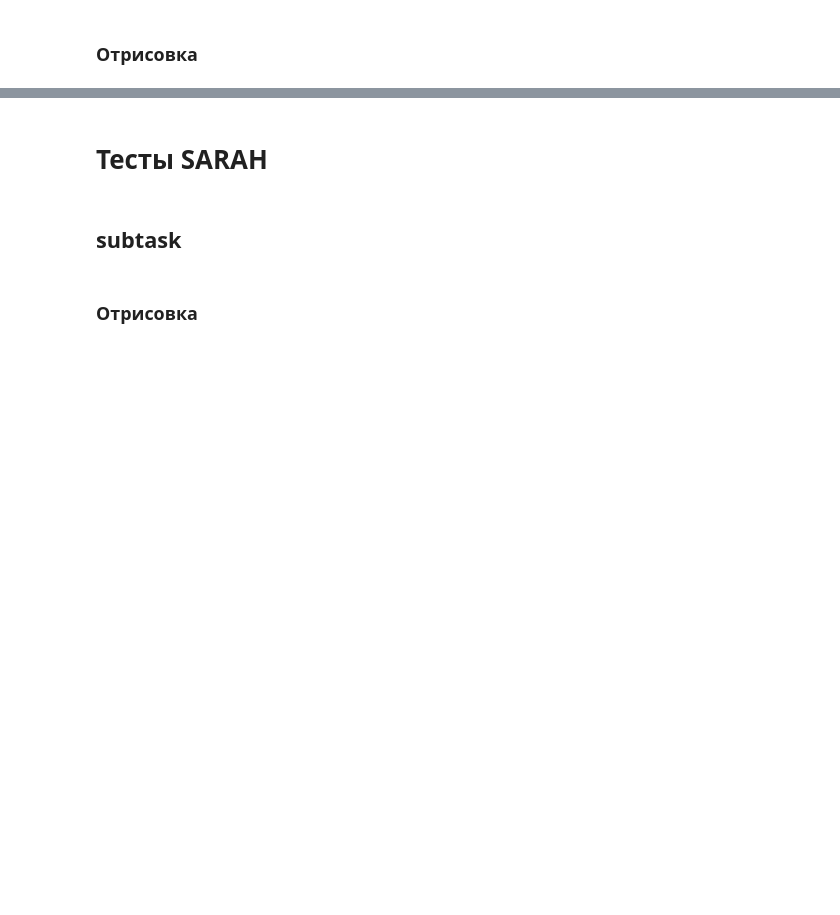
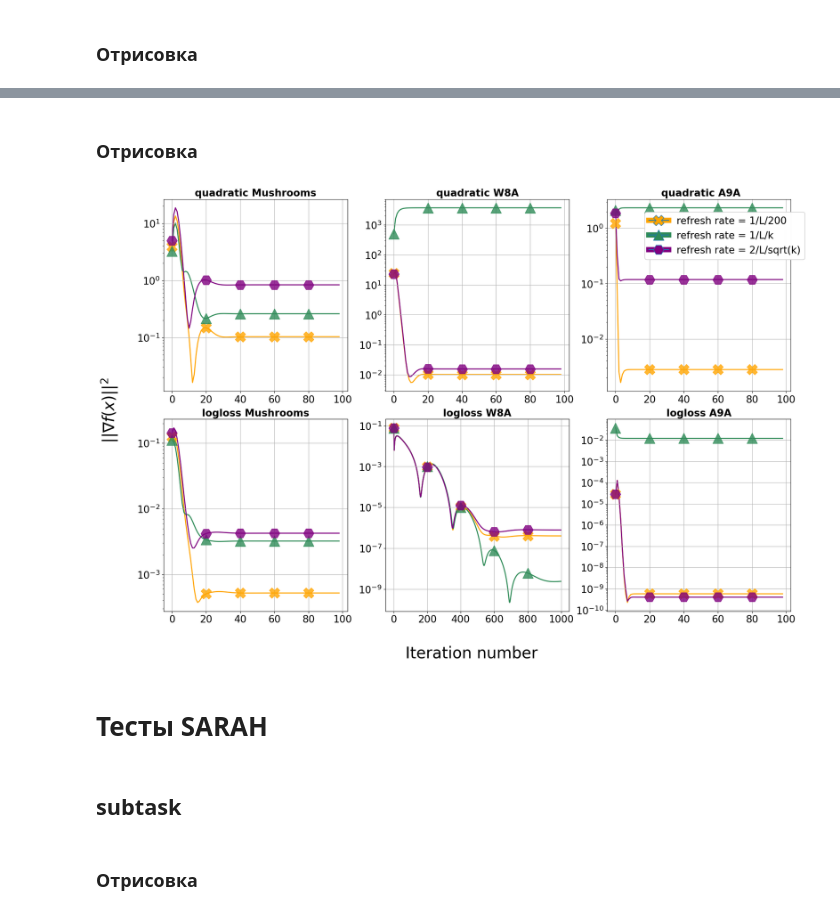
Before and after one commit to DegKir/ASEG_tests, a Jupyter notebook: Tests.ipynb, the cells around one changed output, grey strips where cells are left out. Saved outputs shown, nothing was run; the diff lists cells and outputs as text; code cells hidden in the pictures; blank space fills up the shorter version.

```diff
--- a/Tests.ipynb
+++ b/Tests.ipynb
@@ -1253,0 +1346,2 @@ plotter.plot()
+# %% [markdown]
+### Отрисовка
@@ -1254,3 +1366,9 @@ plotter.plot()
+# %%
+plotter = SixPlotter(legendNames = [dataNames[0], dataNames[1], dataNames[2], dataNames[3], dataNames[4], dataNames[5]],
+                       listOfListsOfLogs = [data[0], data[1], data[2], data[3], data[4], data[5]], graphType = 'steps')
+plotter.plot(stepLimiter = [-1, -1, -1, -1, -1, -1], markersSteps = [20, 20, 20, 20, 200, 20])
+# %% [output]
+[figure, added]
 # %% [markdown]
 # Тесты SARAH
 # %%
```
Also changed, not shown: parts of 26 cells of this notebook, 20 other files.
